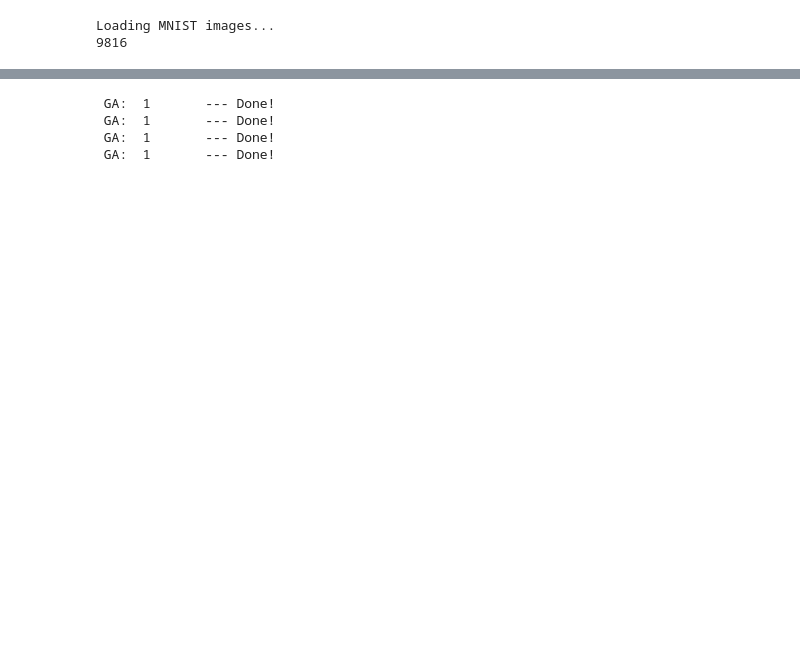
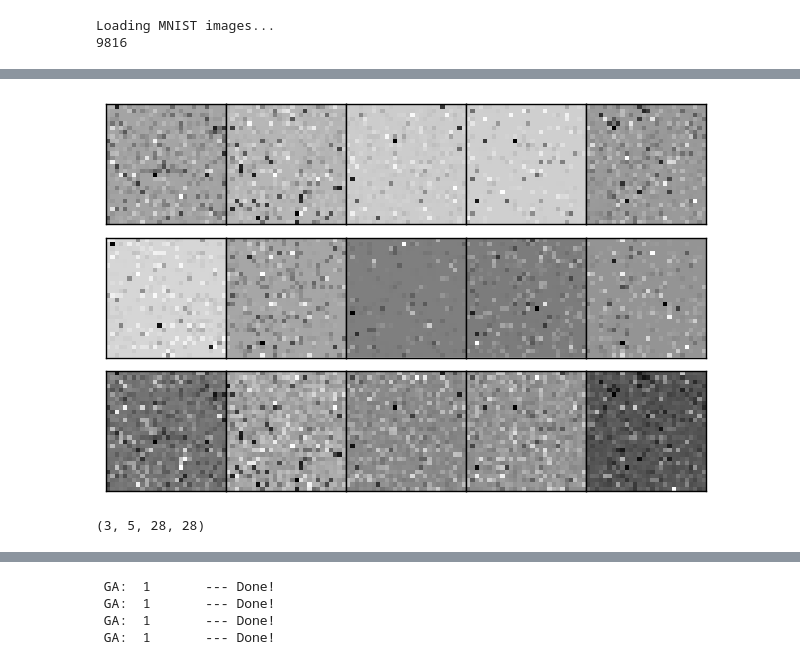
Before and after one commit to botcs/deepscratch, a Jupyter notebook: demo/mnist_test/conv_test_notebook.ipynb, the cells around one changed output, grey strips where cells are left out. Saved outputs shown, nothing was run; the diff lists cells and outputs as text; code cells hidden in the pictures; blank space fills up the shorter version.

```diff
--- a/demo/mnist_test/conv_test_notebook.ipynb
+++ b/demo/mnist_test/conv_test_notebook.ipynb
@@ -116,0 +189,5 @@ imgB = visualise_layer(layer_ind=8, activation_set=ordimg, biased=True, top=10)
+# %%
+imshow(np.vstack([nn[2].delta[:5], nn[3].delta[:5], nn[4].delta[:5]]).reshape(3,5,28,28))
+# %% [output]
+[figure, added]
+(3, 5, 28, 28)
```
Also changed, not shown: parts of 17 cells of this notebook, 2 other files.
